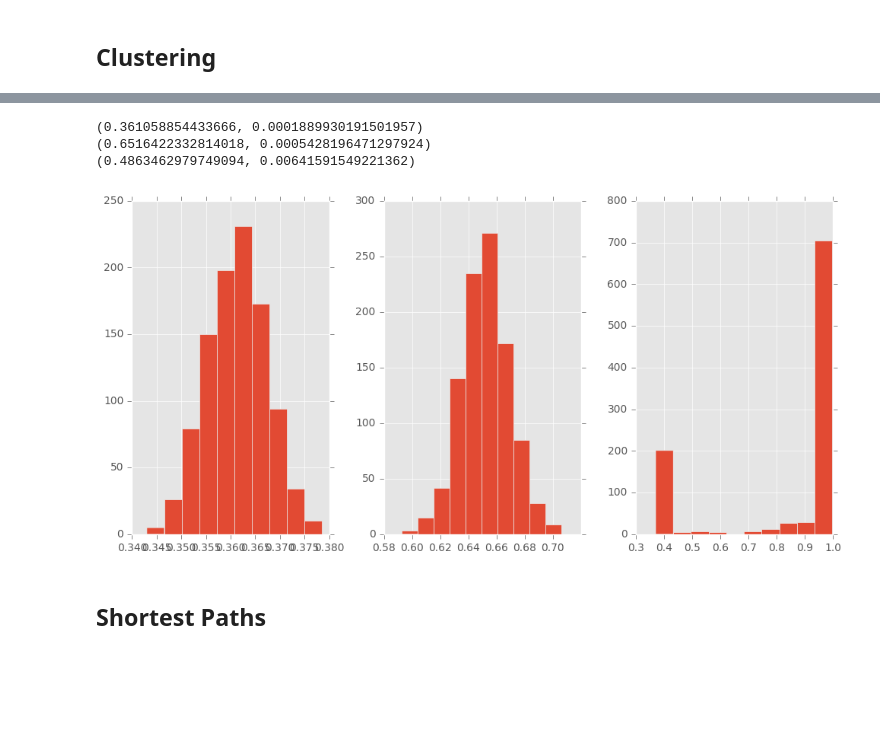
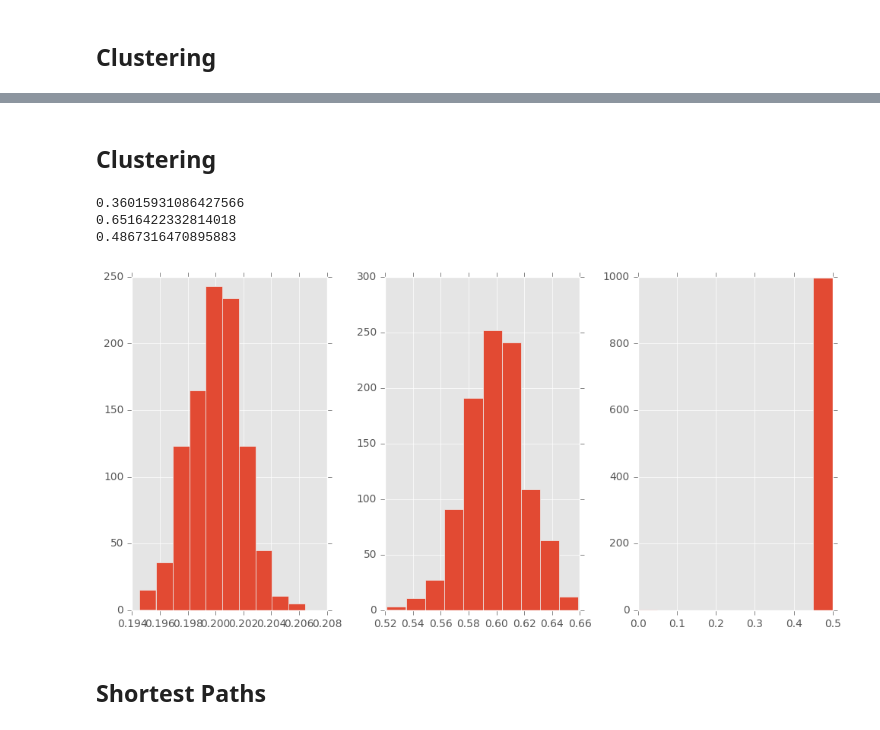
Before and after one commit to felix11h/network-measures-lecture_spp-workshop-18, a Jupyter notebook: network_analysis.ipynb, the cells around one changed output, grey strips where cells are left out. Drawn from its saved outputs; the diff is of its cells as text; code cells hidden in the pictures; blank space fills up the shorter version.

```diff
--- a/network_analysis.ipynb
+++ b/network_analysis.ipynb
@@ -25,0 +66,2 @@ from lib.nx2gt import nx2gt
+# %%
+g.add_edges_from([('A','B'), ('B','C'),('C','A')])
@@ -25,0 +79,6 @@ from lib.nx2gt import nx2gt
+# %%
+h = nx.DiGraph()
+
+# do not neeed to add nodes explicitly
+
+h.add_edges_from([('A','B'), ('B','C'),('C','A')])
@@ -292,3 +358,20 @@ Martens et al. (2017)
 <br>
 # %% [markdown]
 ## Clustering
+# %%
+def simple_graph():
+
+    G = nx.DiGraph()
+
+    G.add_nodes_from([1,2,3,4])
+
+    G.add_edges_from(
+        [(1, 2), (1, 3), (1, 4), (3, 2), (3, 4)])
+
+
+    pl.axis('off')
+    nx.draw_networkx(G, node_color = 'white', edge_color='black')
+
+    return G
+# %%
+g = simple_graph()
@@ -295,15 +402,17 @@ Martens et al. (2017)
+# %% [markdown]
+## Clustering
 # %%
 nets = make_graphs_gt(N=1000)
 fig, (axs) = pl.subplots(nrows=1, ncols=3, figsize=(10, 5));
 for g,ax in zip(nets,axs):
-    print(gt.global_clustering(g))
-    ax.hist(list(gt.local_clustering(g)))
+    print(gt.global_clustering(g)[0])
+    ax.hist(list(gt.local_clustering(g, undirected=False)))
 pl.tight_layout()
 # %% [output]
-(0.361058854433666, 0.0001889930191501957)
-(0.6516422332814018, 0.0005428196471297924)
-(0.4863462979749094, 0.00641591549221362)
+0.36015931086427566
+0.6516422332814018
+0.4867316470895883
-[figure, old version]
+[figure, new version]
 # %% [markdown]
 ## Shortest Paths
 # %%
```
Also changed, not shown: parts of 35 cells of this notebook, 1 other file.
